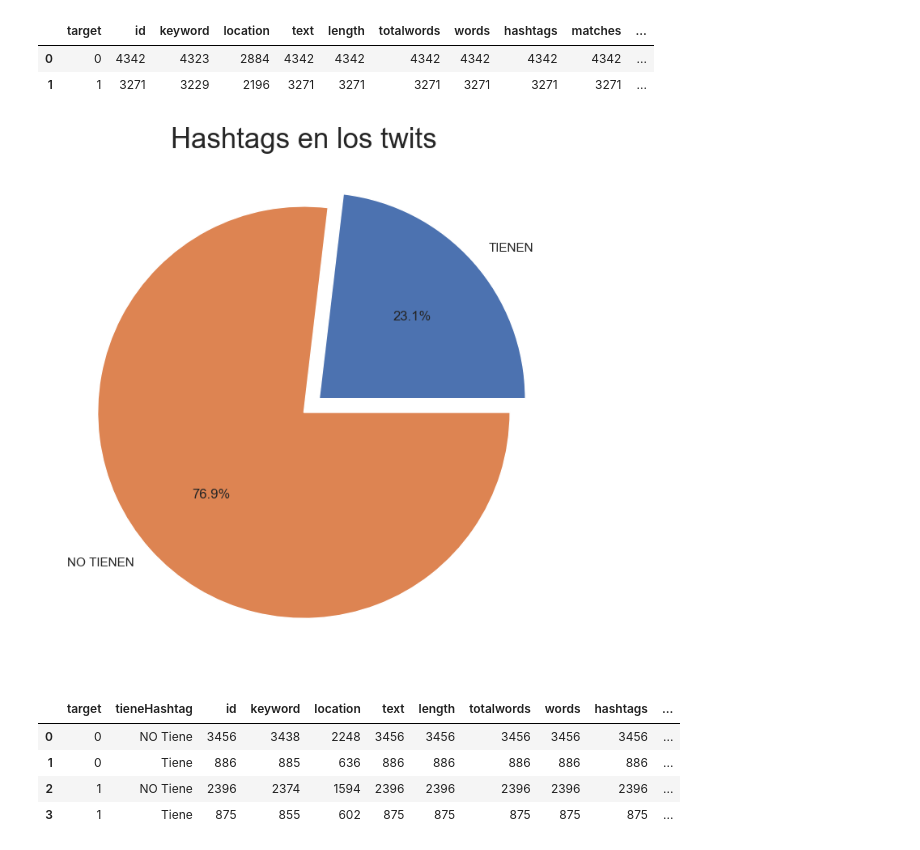
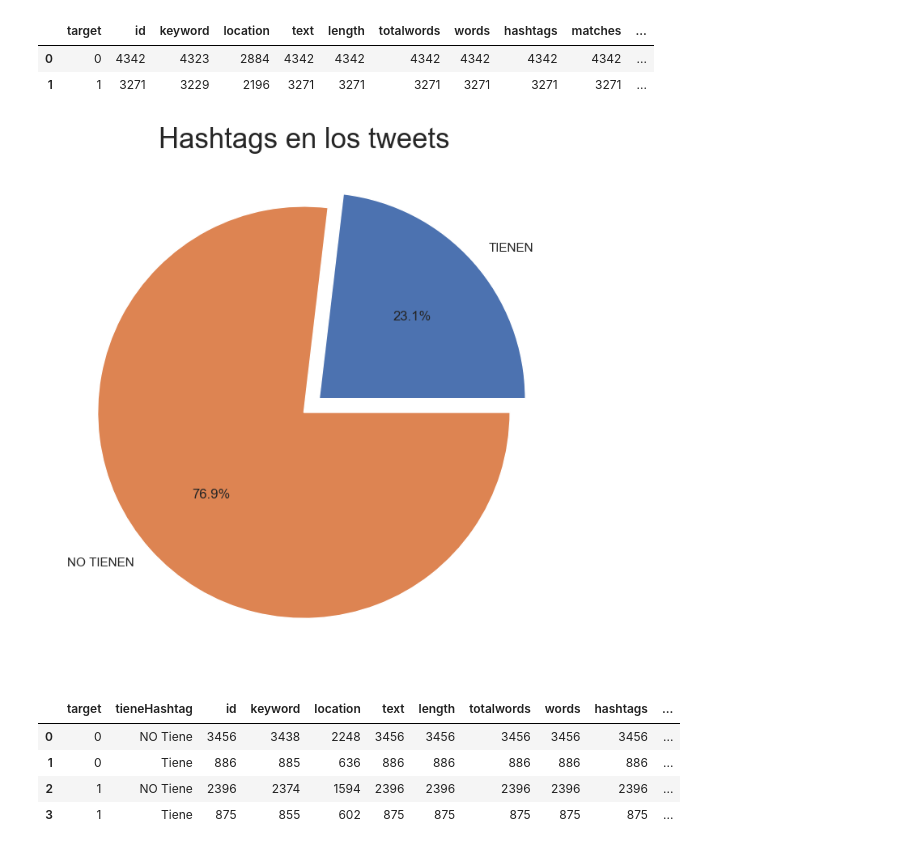
Before and after one commit to patopizzini/Organizacion_Datos_1C2020, a Jupyter notebook: TP1/TP1_Andres.ipynb, the cells around one changed output. Drawn from its saved outputs; the diff is of its cells as text; code cells hidden in the pictures.

```diff
--- a/TP1/TP1_Andres.ipynb
+++ b/TP1/TP1_Andres.ipynb
@@ -181,13 +181,13 @@ hashNO = (datos[datos['tieneHashtag'] == 'NO Tiene']).id.count()
 # %%
 sizes = [hashSI, hashNO]
 nombres = ['TIENEN','NO TIENEN']
 # Tamaño para hojas A4.
 plt.figure(figsize=(11.7, 8.27))
-plt.title('Hashtags en los twits', fontsize=25)
+plt.title('Hashtags en los tweets', fontsize=25)
 plt.pie(sizes, labels=nombres, autopct='%1.1f%%', shadow=False, explode=(0.1, 0))
 plt.show()
 # %% [output]
-[figure, old version]
+[figure, new version]
 # %%
 asd = datos.groupby(['target','tieneHashtag']).count().reset_index()
 asd.head()
```
Also changed, not shown: parts of 3 cells of this notebook.
